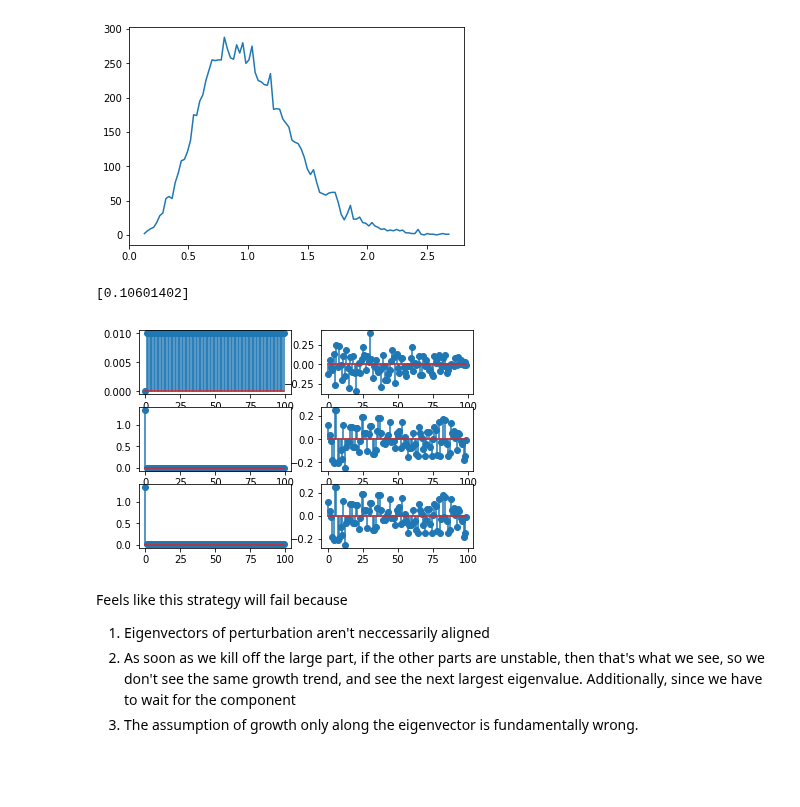
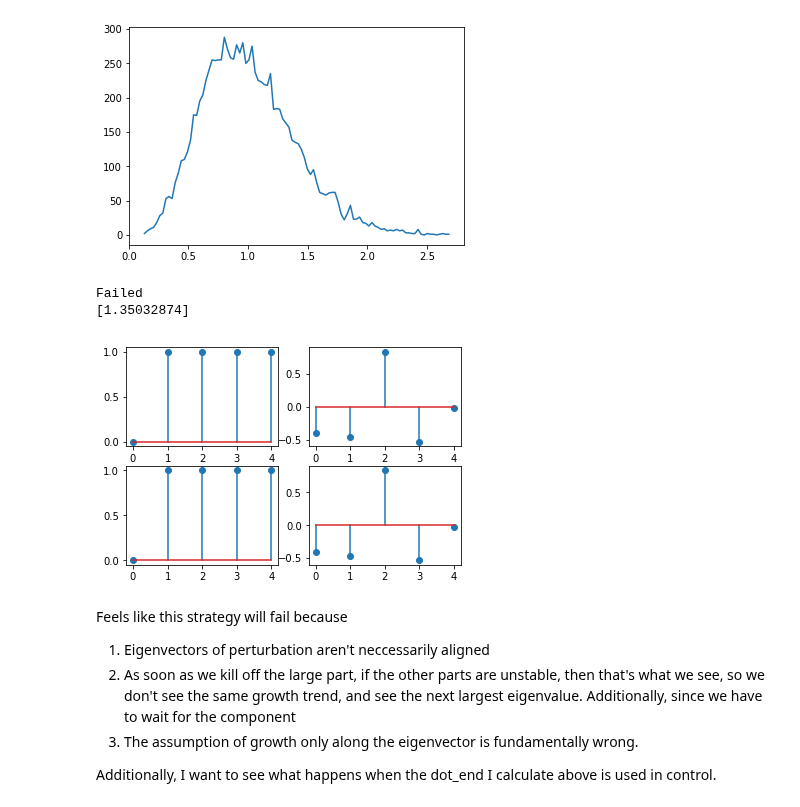
Before and after one commit to rahularya50/control-proj, a Jupyter notebook: Jupyter Notebooks/Eigenvalue and eigenvector perturbation.ipynb, the cells around one changed output. Cells and saved outputs as stored; diff of their text form; code cells hidden in the pictures; blank space fills up the shorter version.

Commit message:
Fixed some bugs with functions in the perturbation notebook. Watch out for usages of dot, einsum, and transposes

```diff
--- a/Jupyter Notebooks/Eigenvalue and eigenvector perturbation.ipynb
+++ b/Jupyter Notebooks/Eigenvalue and eigenvector perturbation.ipynb
@@ -13,13 +13,6 @@ def make_onebig_restsame_diag(big, small, dim):
 
 def make_mult_diag(big, scale, dim):
     return np.diag([big *(scale)**i for i in range(dim)])
-
-def perturb_vector(v, dot_prod, dim):
-    v = v.reshape((dim, 1))
-    d = make_random_direction(dim).reshape((dim, 1))
-    orth = d - d.T.dot(v)*v
-    orth = orth/np.linalg.norm(orth)
-    return dot_prod * v + np.sqrt(1.0 - dot_prod ** 2) * orth
 
 def vec_dot():
     return np.linalg.eigh(make_peturb_mat(Ab, 1))
@@ -242,14 +235,20 @@ plot_histogram(L[1], 100)
 [figure]
 [figure]
 # %%
-def trial(A, dim, des_dot_prod, print_out = True):
+def perturb_vector(v, dot_prod, dim):
+    if np.isclose(dot_prod, 1.0):
+        return v
+    v = v.reshape((dim, 1))
+    d = make_random_direction(dim).reshape((dim, 1))
+    orth = d - v @ (d.T @ v)
+    orth = orth/np.linalg.norm(orth)
+    return dot_prod * v + np.sqrt(1.0 - dot_prod * dot_prod) * orth
+
+def trial(A, dim, des_dot_prod):
     """
     Returns 3 matrices
     1 - ideal matrix with largest eigenvalue subtracted out
-    2 - matrix with estimated subtraction, start x[0], initial state aligned
-    3 - matrix with estimated subtraction, start x[0], initial state not aligned
-    4 - matrix with estimated subtraction, end x[dim-1], initial state aligned
-    5 - matrix with estimated subtraction, end x[dim-1], initial not state aligned
+    2 - matrix with estimated subtraction, start x[0], initial state aligned to the degree specified by des_dot_prod
 
     Estimation occurs with perfect eigenvalue and eigenvector knowledge
     """
@@ -258,69 +257,64 @@ def trial(A, dim, des_dot_prod, print_out = True):
     Ab = Q @ A @ Q.T
     l1 = A[0,0]
     v1 = np.reshape(Q[:,0], (dim, 1))
-
     # A - lambda * vv^T
     ret_mat1 = Ab - l1 * np.outer(v1, v1)
 
     # x[0]
-    x_init = perturb_vector(v1, des_dot_prod, dim).reshape((1, dim))
-    x_init_align = v1.reshape((1, dim))
+    x_init = perturb_vector(v1, des_dot_prod, dim).T
 
     # x[0], ..., x[dim - 1]
     x_free = simulate_free_response(Ab, dim, x_init)
-    x_free_align = simulate_free_response(Ab, dim, x_init_align)
 
     # d[0], ..., d[dim-1]
     obs_vecs = np.array([make_random_direction(dim) for i in range(dim)])
 
     # y[0], ..., y[9]
     obs = np.einsum('ij,ij->i', obs_vecs, x_free)
-    obs_align = np.einsum('ij,ij->i', obs_vecs, x_free_align)
 
     # There are coordinates of v1 in terms of d[t], which can be used to reconstitute v1
     # a_1 = d[0]^T v1 , ..., a_n = d[dim-1]^T v1
+    a = np.linalg.inv(obs_vecs.T) @ v1
 
     # Estimate coordinates using observations for state x[dim-1]
     # a^_t = y[t]*lambda^(dim-1-t) ~= d[t]^T x[t] * lambda^(dim-1-t) ~= d[t]^T x[dim-1]
-    lambda_pows = np.logspace(dim-1, 0, num = dim, base=l1)
-    coeffs_end = np.multiply(obs, lambda_pows[::-1])
-    coeffs_align_end = np.multiply(obs_align, lambda_pows[::-1])
+    lambda_pows = np.logspace(0, dim-1, num = dim, base=l1)
+    ddots_end = np.multiply(obs, lambda_pows[::-1])
 
-    v1_hat3 = obs_vecs.T @coeffs_end.T
-    v1_hat4 = obs_vecs.T @coeffs_align_end.T
+    dot_end = ddots_end @ a/np.linalg.norm(x_free[dim-1,:])
+    if dot_end > 1:
+        print("Failed")
+        print(dot_end)
+        dot_end = 1
+
+    #print(dot_end)
+    v1_hat = perturb_vector(v1, dot_end, dim)
 
     # Normalize vectors (turn this on and off?) Maybe try normalizing according to how much is in there?
     # is this actually doable in terms of the calculations before injecting our control input?
     # can we orthogonalize?
     # can we look at stability?
+    # Reconstitute v1^ using estimated a^_t
+    ret_mat2 = Ab - l1 * np.outer(v1, v1_hat)
 
-    v1_hat3 /= np.linalg.norm(v1_hat3)
-    v1_hat4 /= np.linalg.norm(v1_hat4)
+    return ret_mat1, ret_mat2
 
-    if print_out:
-        print(v1_hat4.dot(v1))
+fig, axs = plt.subplots(2, 2)
+tr = trial(make_onebig_restsame_diag(5,1.0, 5), 5, 0.9)
 
-    # Reconstitute v1^ using estimated a^_t
-    ret_mat2 = Ab - l1 * np.outer(v1, v1_hat3)
-    ret_mat3 = Ab - l1 * np.outer(v1, v1_hat4)
-
-    return ret_mat1, ret_mat2, ret_mat3
-
-fig, axs = plt.subplots(3, 2)
-tr = trial(make_onebig_restsame_diag(1.5,0.01, 100), 100, 1)
-
-for i in range(3):
+for i in range(2):
     lambds, vecs = np.linalg.eig(tr[i])
-    ind = np.argmax(lambds)
-    if i == 0:
-        ind = np.argmin(lambds)
+    ind = np.argmin(lambds)
+    axs[i,1].stem(vecs[ind])
     axs[i,0].stem(lambds)
-    axs[i,1].stem(vecs[ind])
 # %% [output]
-[0.10601402]
+Failed
+[1.35032874]
-[figure, old version]
+[figure, new version]
 # %% [markdown]
 Feels like this strategy will fail because
 1. Eigenvectors of perturbation aren't neccessarily aligned
 2. As soon as we kill off the large part, if the other parts are unstable, then that's what we see, so we don't see the same growth trend, and see the next largest eigenvalue. Additionally, since we have to wait for the component
 3. The assumption of growth only along the eigenvector is fundamentally wrong.
+
+Additionally, I want to see what happens when the dot_end I calculate above is used in control.
```
Also changed, not shown: 1 other file.
